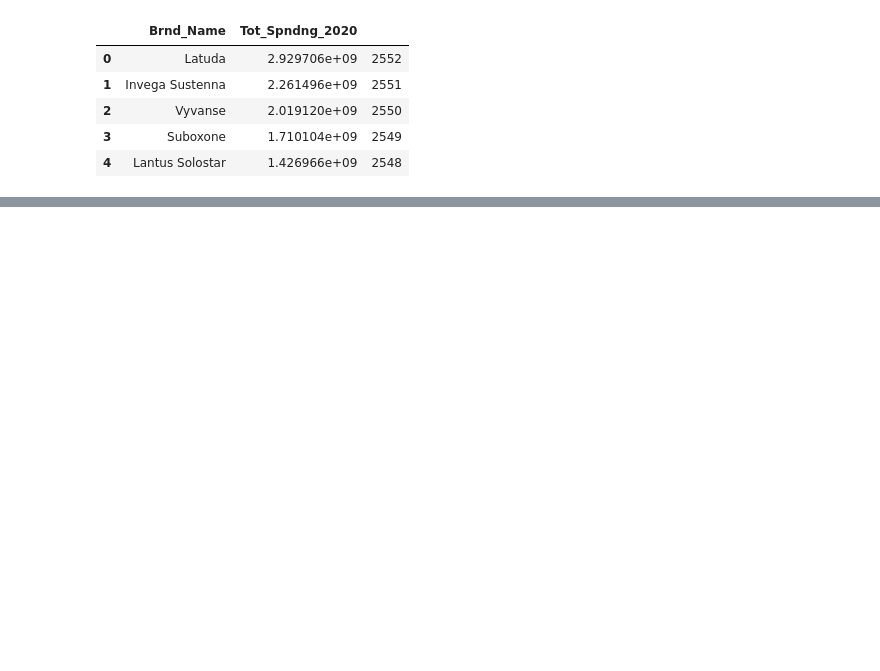
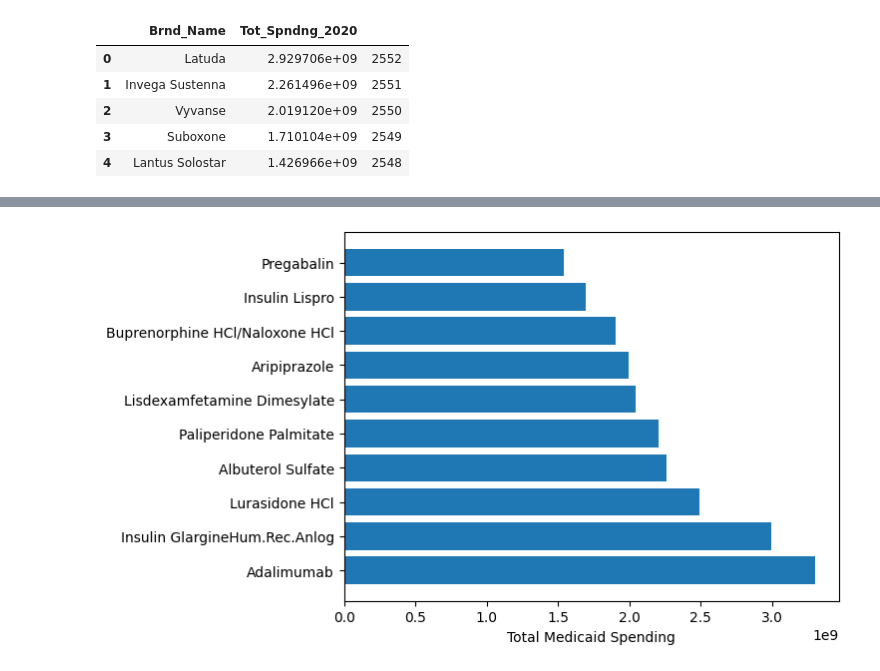
Before and after one commit to yandiwu/medicaidspending, a Jupyter notebook: Medicaid Spending .ipynb, the cells around one changed output, grey strips where cells are left out. Saved outputs shown, nothing was run; the diff lists cells and outputs as text; code cells hidden in the pictures; blank space fills up the shorter version.

```diff
--- a/Medicaid Spending .ipynb
+++ b/Medicaid Spending .ipynb
@@ -599,0 +715,6 @@ plt.show()
+# %%
+p3 = plt.barh(width='Tot_Spndng_2018', y='Gnrc_Name', data=gen18_df.iloc[:, 0:3])
+plt.xlabel('Total Medicaid Spending')
+plt.show()
+# %% [output]
+[figure, added]
```
Also changed, not shown: parts of 38 cells of this notebook.
